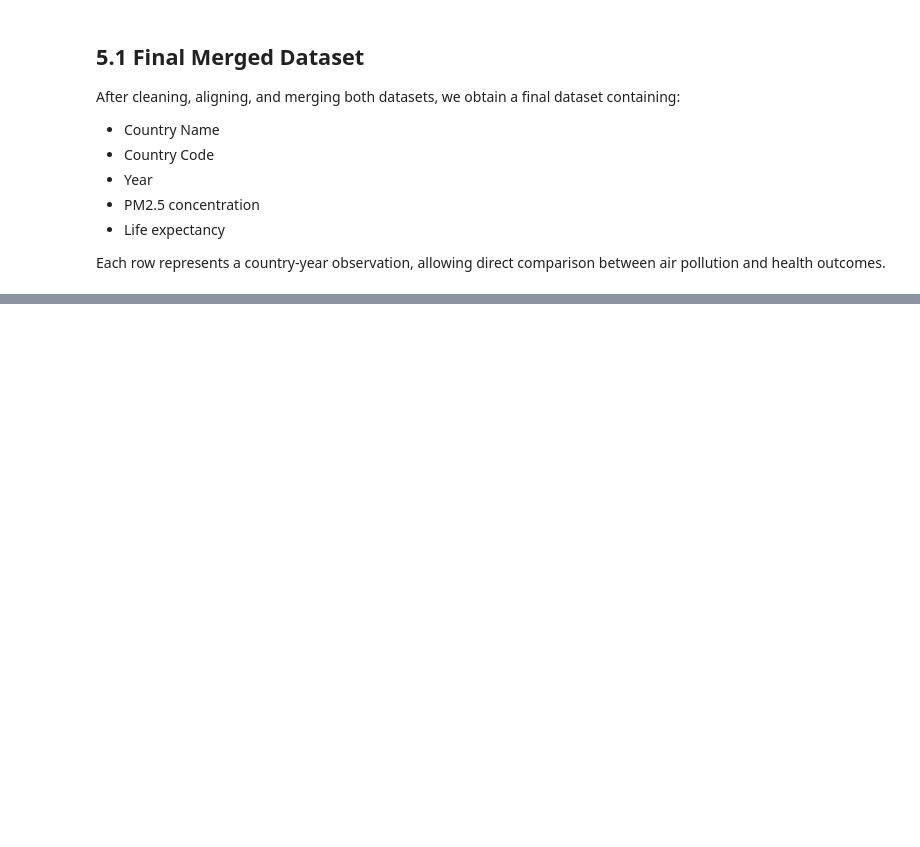
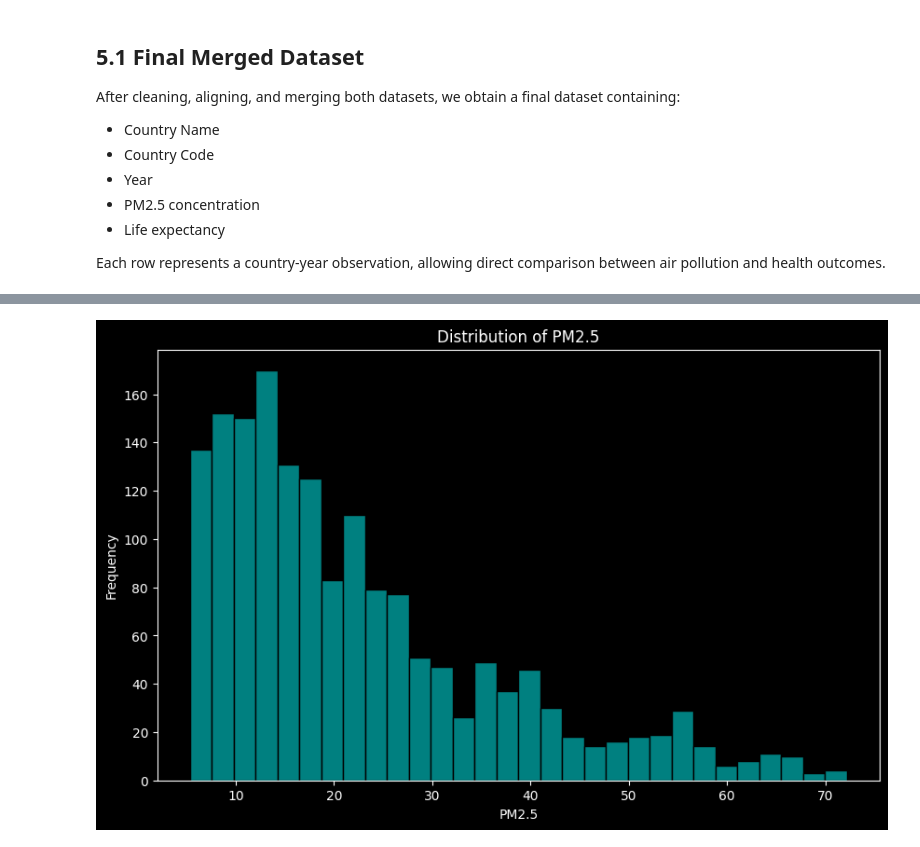
Before and after one commit to Enarb1/air-pollution-health-impact, a Jupyter notebook: notebooks/air_polution_health_impact_project.ipynb, the cells around one changed output, grey strips where cells are left out. Cells and saved outputs as stored; diff of their text form; code cells hidden in the pictures; blank space fills up the shorter version.

```diff
--- a/notebooks/air_polution_health_impact_project.ipynb
+++ b/notebooks/air_polution_health_impact_project.ipynb
@@ -458,0 +559,10 @@ Each row represents a country-year observation, allowing direct comparison betwe
+# %%
+# PM2.5 Histogram
+plt.figure(figsize=(10, 6))
+plt.hist(merged_df['PM2.5'], bins=30, edgecolor='black', color='teal')
+plt.title('Distribution of PM2.5')
+plt.xlabel('PM2.5')
+plt.ylabel('Frequency')
+plt.show()
+# %% [output]
+[figure, added]
```
Also changed, not shown: parts of 18 cells of this notebook.
